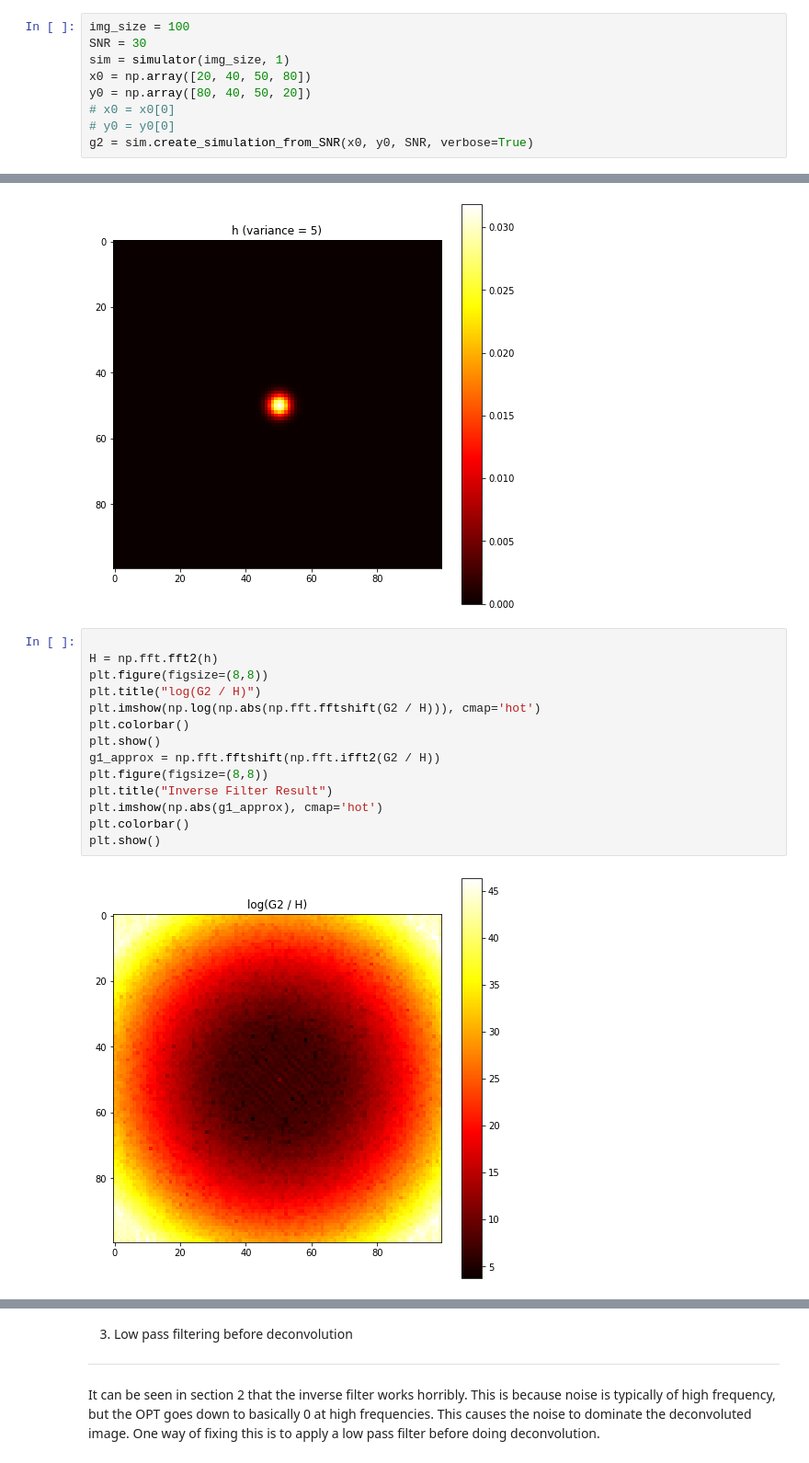
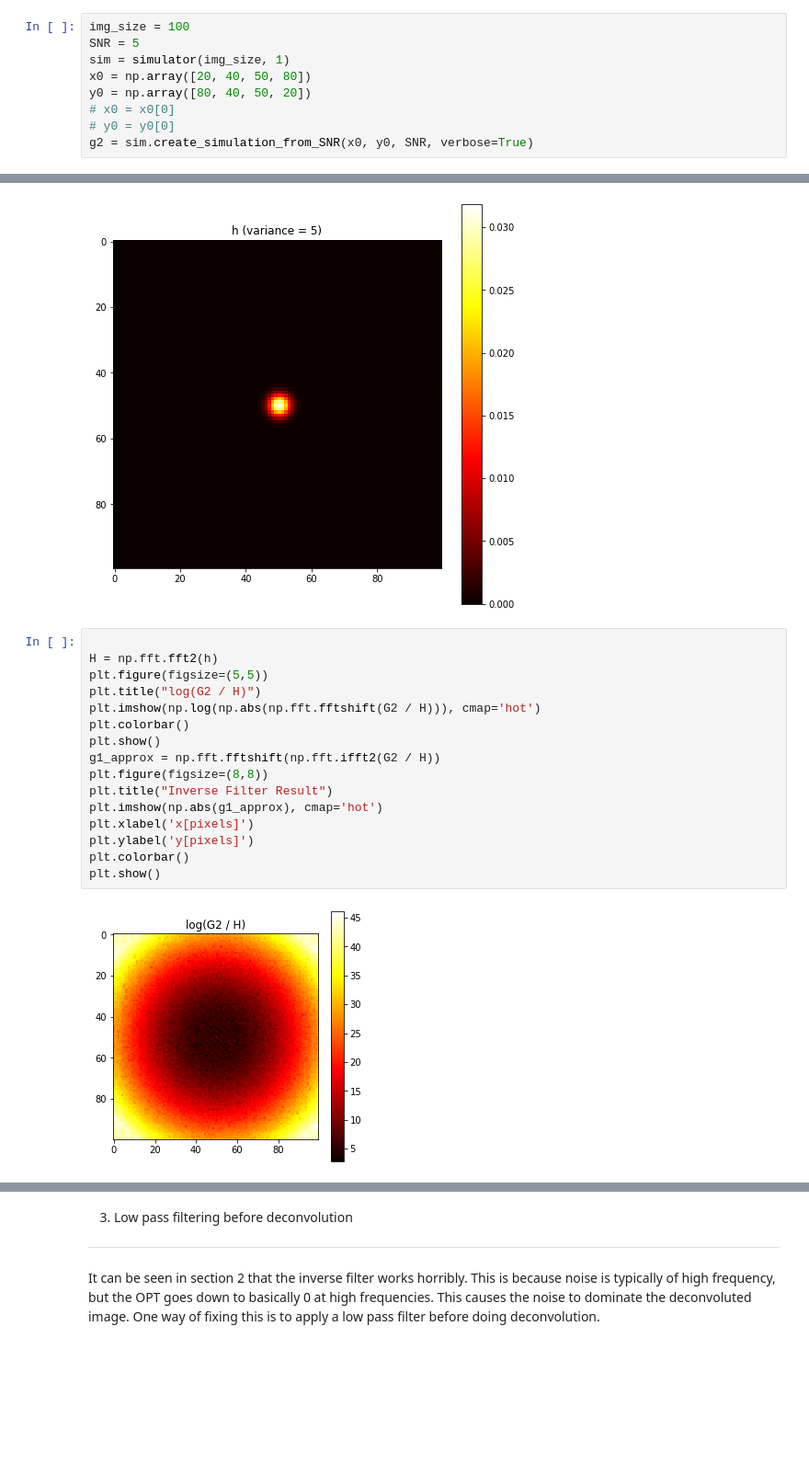
Before and after one commit to cliulinnaeus/AtomDetection, a Jupyter notebook: preprocessing/deconv_test2.ipynb, the cells around one changed output, grey strips where cells are left out. Shown at 92% size. Saved outputs shown, nothing was run; the diff lists cells and outputs as text; blank space fills up the shorter version.

```diff
--- a/preprocessing/deconv_test2.ipynb
+++ b/preprocessing/deconv_test2.ipynb
@@ -155,7 +154,7 @@ $$G_1 + \frac{N}{H} = \frac{G_2}{H}$$
 applying an inverse Fourier transform, we should obtain a crude estimate of $g_1$ (it is actually $g_1 + F[\frac{N}{H}]$) we are getting back.
 # %%
 img_size = 100
-SNR = 30
+SNR = 5
 sim = simulator(img_size, 1)
 x0 = np.array([20, 40, 50, 80])
 y0 = np.array([80, 40, 50, 20])
@@ -203,16 +206,18 @@ plt.show()
 # %%
 
 H = np.fft.fft2(h)
-plt.figure(figsize=(8,8))
+plt.figure(figsize=(5,5))
 plt.title("log(G2 / H)")
 plt.imshow(np.log(np.abs(np.fft.fftshift(G2 / H))), cmap='hot')
 plt.colorbar()
 plt.show()
 g1_approx = np.fft.fftshift(np.fft.ifft2(G2 / H))
 plt.figure(figsize=(8,8))
 plt.title("Inverse Filter Result")
 plt.imshow(np.abs(g1_approx), cmap='hot')
+plt.xlabel('x[pixels]')
+plt.ylabel('y[pixels]')
 plt.colorbar()
 plt.show()
 # %% [output]
-[figure, old version]
+[figure, new version]
```
Also changed, not shown: parts of 11 cells of this notebook, 5 other files.
